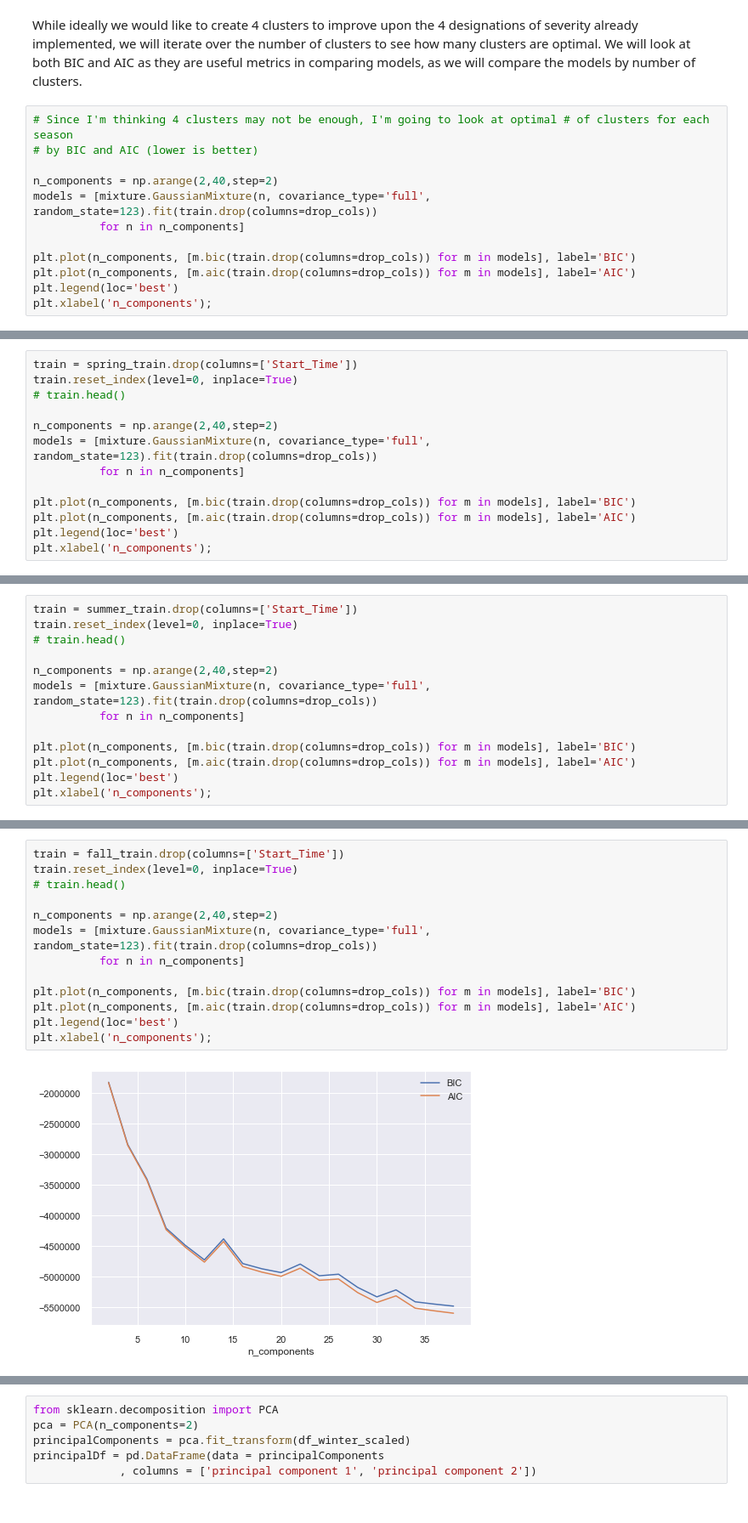
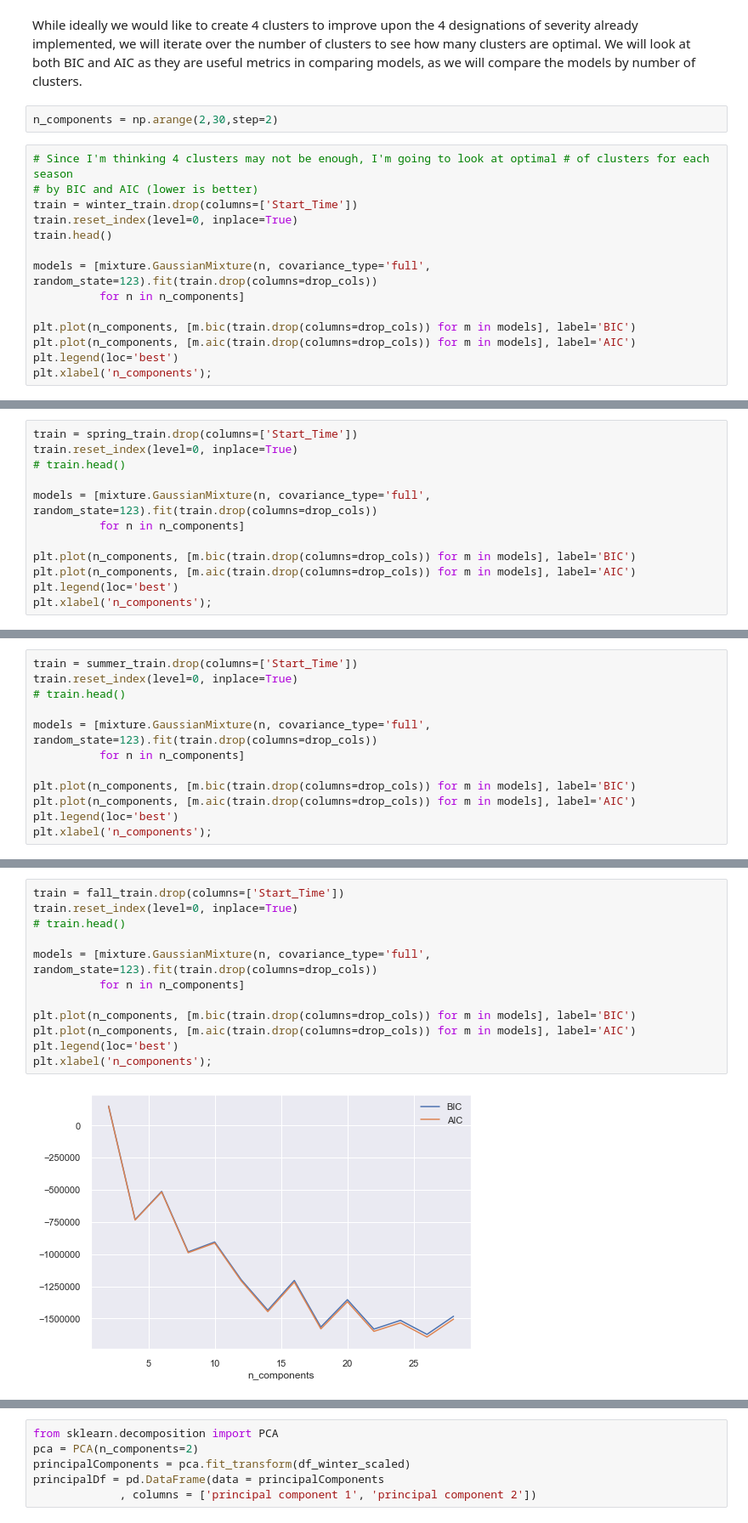
Before and after one commit to jbcroom/DS7331ProjectRepo, a Jupyter notebook: Project 3/AR_GMM_Clustering_v2.ipynb, the cells around one changed output, grey strips where cells are left out. Shown at 85% size. Drawn from its saved outputs; the diff is of its cells as text.

```diff
--- a/Project 3/AR_GMM_Clustering_v2.ipynb
+++ b/Project 3/AR_GMM_Clustering_v2.ipynb
@@ -272,10 +203,14 @@ cluster_pct_df
 # %% [markdown]
 While ideally we would like to create 4 clusters to improve upon the 4 designations of severity already implemented, we will iterate over the number of clusters to see how many clusters are optimal. We will look at both BIC and AIC as they are useful metrics in comparing models, as we will compare the models by number of clusters.
+# %%
+n_components = np.arange(2,30,step=2)
 # %%
 # Since I'm thinking 4 clusters may not be enough, I'm going to look at optimal # of clusters for each season
 # by BIC and AIC (lower is better)
+train = winter_train.drop(columns=['Start_Time'])
+train.reset_index(level=0, inplace=True)
+train.head()
 
-n_components = np.arange(2,40,step=2)
 models = [mixture.GaussianMixture(n, covariance_type='full', random_state=123).fit(train.drop(columns=drop_cols))
           for n in n_components]
 
@@ -290,7 +225,6 @@ train = spring_train.drop(columns=['Start_Time'])
 train.reset_index(level=0, inplace=True)
 # train.head()
 
-n_components = np.arange(2,40,step=2)
 models = [mixture.GaussianMixture(n, covariance_type='full', random_state=123).fit(train.drop(columns=drop_cols))
           for n in n_components]
 
@@ -305,7 +239,6 @@ train = summer_train.drop(columns=['Start_Time'])
 train.reset_index(level=0, inplace=True)
 # train.head()
 
-n_components = np.arange(2,40,step=2)
 models = [mixture.GaussianMixture(n, covariance_type='full', random_state=123).fit(train.drop(columns=drop_cols))
           for n in n_components]
 
@@ -318,15 +251,14 @@ plt.xlabel('n_components');
 # %%
 train = fall_train.drop(columns=['Start_Time'])
 train.reset_index(level=0, inplace=True)
 # train.head()
 
-n_components = np.arange(2,40,step=2)
 models = [mixture.GaussianMixture(n, covariance_type='full', random_state=123).fit(train.drop(columns=drop_cols))
           for n in n_components]
 
 plt.plot(n_components, [m.bic(train.drop(columns=drop_cols)) for m in models], label='BIC')
 plt.plot(n_components, [m.aic(train.drop(columns=drop_cols)) for m in models], label='AIC')
 plt.legend(loc='best')
 plt.xlabel('n_components');
 # %% [output]
-[figure, old version]
+[figure, new version]
```
Also changed, not shown: parts of 51 cells of this notebook.
